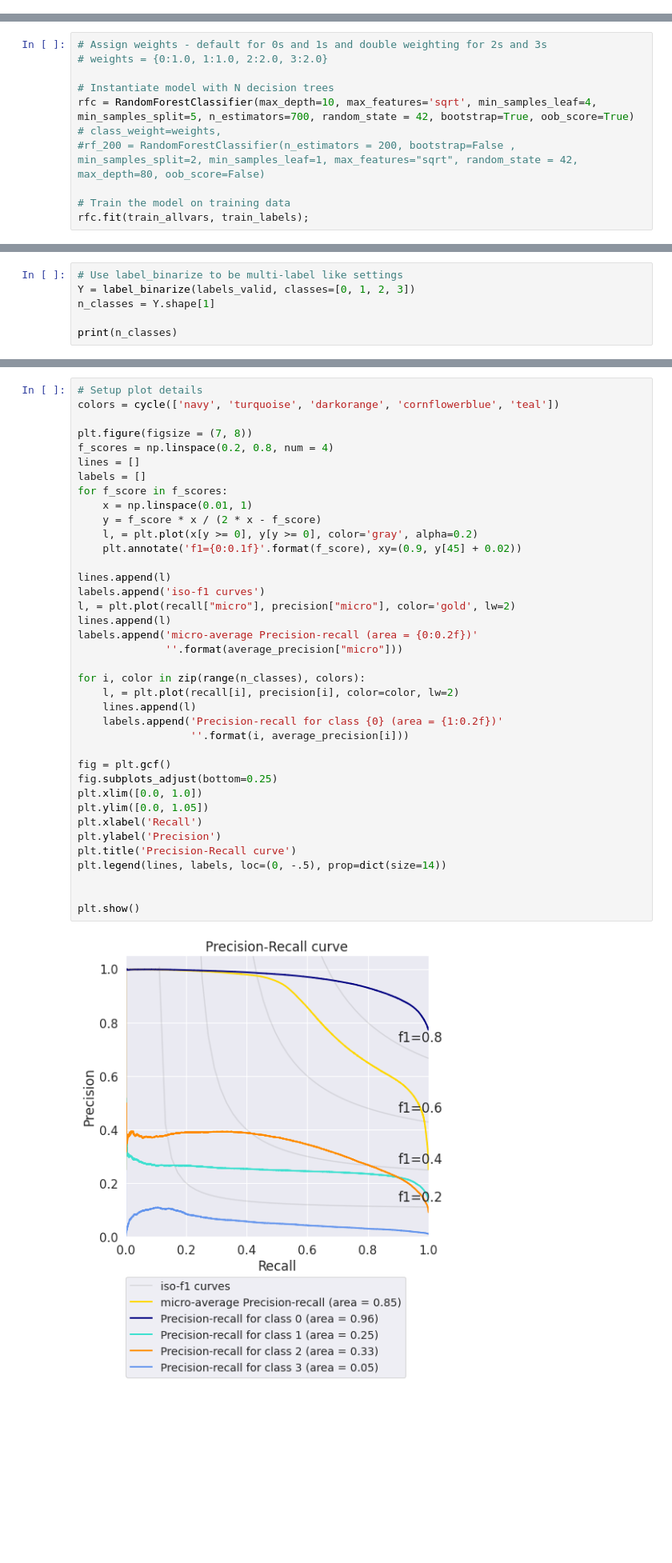
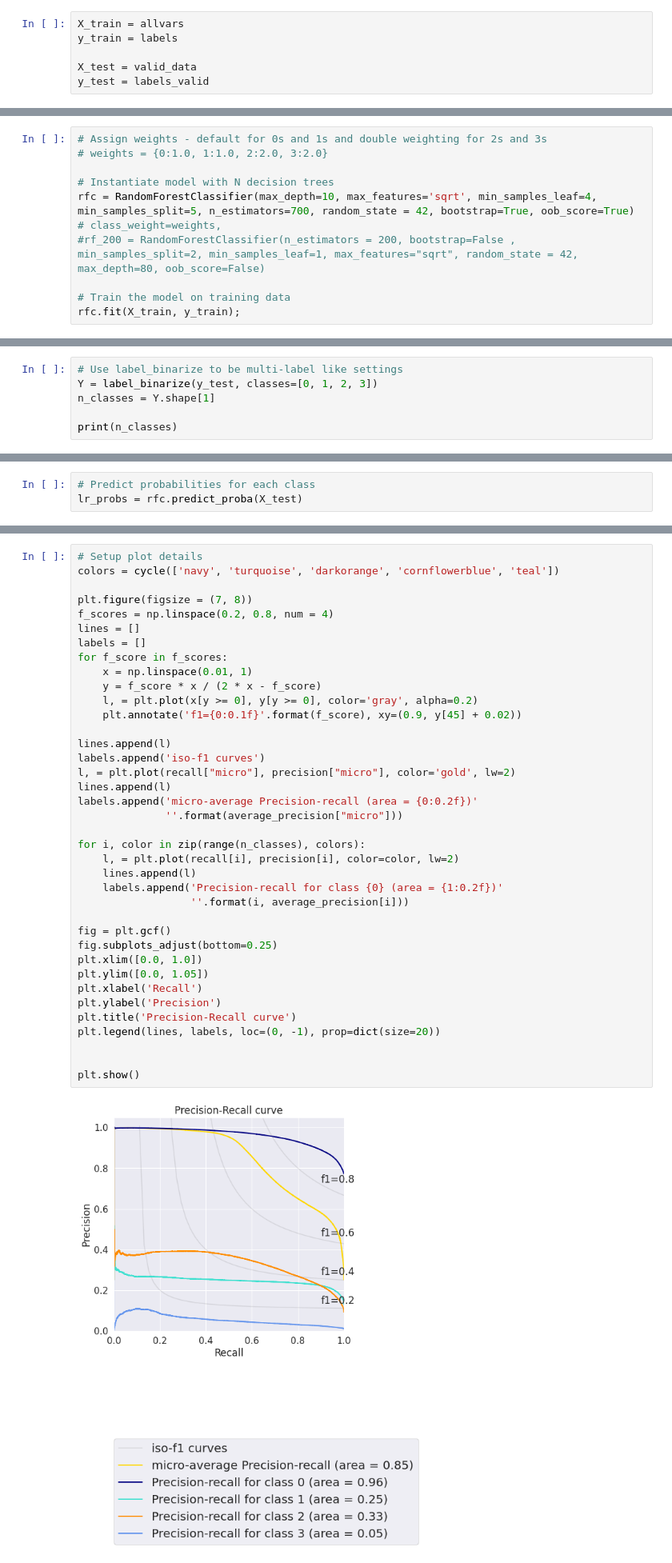
Before and after one commit to KatGiamalaki/Random_Forest_for_MHW, a Jupyter notebook: RandomForest_1902.ipynb, the cells around one changed output, grey strips where cells are left out. Shown at 80% size. Saved outputs shown, nothing was run; the diff lists cells and outputs as text; blank space fills up the shorter version.

```diff
--- a/RandomForest_1902.ipynb
+++ b/RandomForest_1902.ipynb
@@ -139,3 +160,9 @@ train_labels = labels
+# %%
+X_train = allvars
+y_train = labels
+
+X_test = valid_data
+y_test = labels_valid
 # %%
 # Split the data into training and testing sets
 # the random_state parameter is used for initializing the internal random number generator,
@@ -296,5 +262,5 @@ rfc = RandomForestClassifier(max_depth=10, max_features='sqrt', min_samples_leaf
 #rf_200 = RandomForestClassifier(n_estimators = 200, bootstrap=False , min_samples_split=2, min_samples_leaf=1, max_features="sqrt", random_state = 42, max_depth=80, oob_score=False)
 
 # Train the model on training data
-rfc.fit(train_allvars, train_labels);
+rfc.fit(X_train, y_train);
 # %%
@@ -460,6 +462,6 @@ plt.xlabel('Variable'); plt.ylabel('Cumulative Importance'); plt.title('Cumulati
 # %%
 # Use label_binarize to be multi-label like settings
-Y = label_binarize(labels_valid, classes=[0, 1, 2, 3])
+Y = label_binarize(y_test, classes=[0, 1, 2, 3])
 n_classes = Y.shape[1]
 
 print(n_classes)
@@ -483,0 +474,3 @@ array([[0.60553078, 0.30157364, 0.09078571, 0.00210987],
+# %%
+# Predict probabilities for each class
+lr_probs = rfc.predict_proba(X_test)
@@ -531,34 +565,34 @@ labels = []
 for f_score in f_scores:
     x = np.linspace(0.01, 1)
     y = f_score * x / (2 * x - f_score)
     l, = plt.plot(x[y >= 0], y[y >= 0], color='gray', alpha=0.2)
     plt.annotate('f1={0:0.1f}'.format(f_score), xy=(0.9, y[45] + 0.02))
 
 lines.append(l)
 labels.append('iso-f1 curves')
 l, = plt.plot(recall["micro"], precision["micro"], color='gold', lw=2)
 lines.append(l)
 labels.append('micro-average Precision-recall (area = {0:0.2f})'
               ''.format(average_precision["micro"]))
 
 for i, color in zip(range(n_classes), colors):
     l, = plt.plot(recall[i], precision[i], color=color, lw=2)
     lines.append(l)
     labels.append('Precision-recall for class {0} (area = {1:0.2f})'
                   ''.format(i, average_precision[i]))
 
 fig = plt.gcf()
 fig.subplots_adjust(bottom=0.25)
 plt.xlim([0.0, 1.0])
 plt.ylim([0.0, 1.05])
 plt.xlabel('Recall')
 plt.ylabel('Precision')
 plt.title('Precision-Recall curve')
-plt.legend(lines, labels, loc=(0, -.5), prop=dict(size=14))
+plt.legend(lines, labels, loc=(0, -1), prop=dict(size=20))
 
 
 plt.show()
 # %% [output]
-[figure, old version]
+[figure, new version]
 # %% [markdown]
 Adjusting Classification Threshold
```
Also changed, not shown: parts of 51 cells of this notebook.
